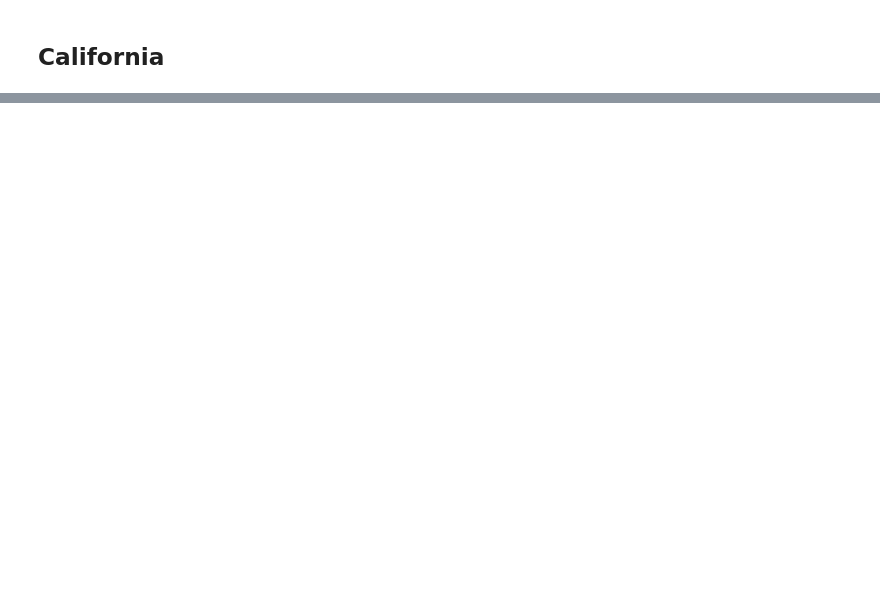
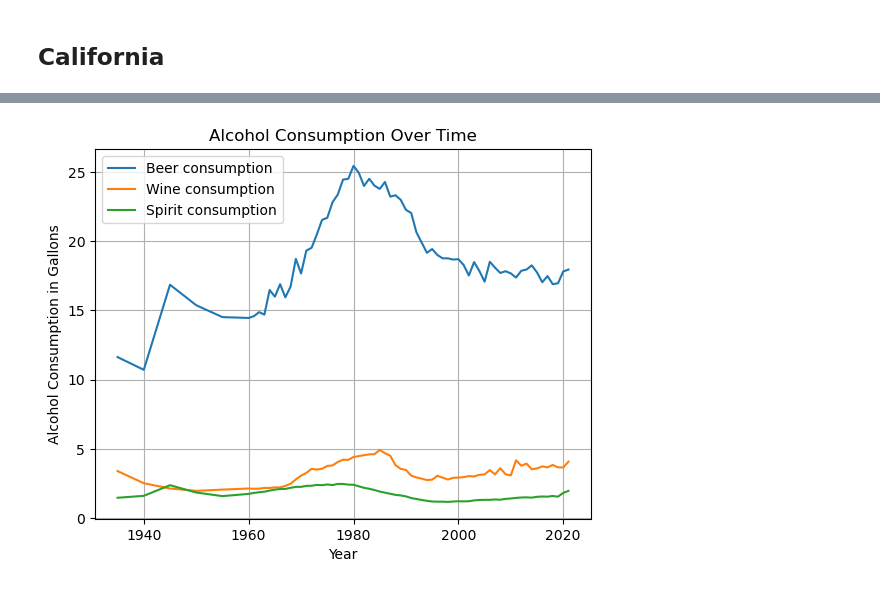
Before and after one commit to StenRSM/CIBI, a Jupyter notebook: exploration.ipynb, the cells around one changed output, grey strips where cells are left out. Drawn from its saved outputs; the diff is of its cells as text; code cells hidden in the pictures; blank space fills up the shorter version.

```diff
--- a/exploration.ipynb
+++ b/exploration.ipynb
@@ -63,2 +63,4 @@ plt.show()
 # %% [markdown]
 ## California
+# %%
+df_cali = pd.read_csv('data\AlcohBevABTPerCapCons.csv')
@@ -64,0 +83,12 @@ plt.show()
+# %%
+plt.plot(df_cali['Fiscal Year From'], df_cali['Per Capita Beer Consumption (Gallons)'], label='Beer consumption')
+plt.plot(df_cali['Fiscal Year From'], df_cali['Per Capita Wine Consumption (Gallons)'], label='Wine consumption')
+plt.plot(df_cali['Fiscal Year From'], df_cali['Per Capita Distilled Spirits Consumption (Gallons)'], label='Spirit consumption')
+plt.title('Alcohol Consumption Over Time')
+plt.xlabel('Year')
+plt.ylabel('Alcohol Consumption in Gallons')
+plt.legend()
+plt.grid(True)
+plt.show()
+# %% [output]
+[figure, added]
```
Also changed, not shown: parts of 2 cells of this notebook.
